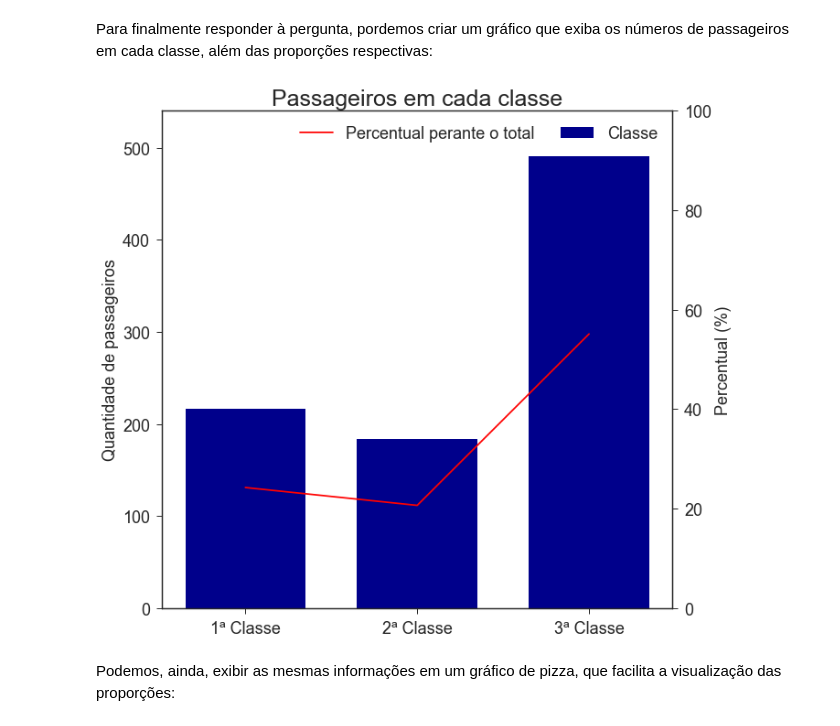
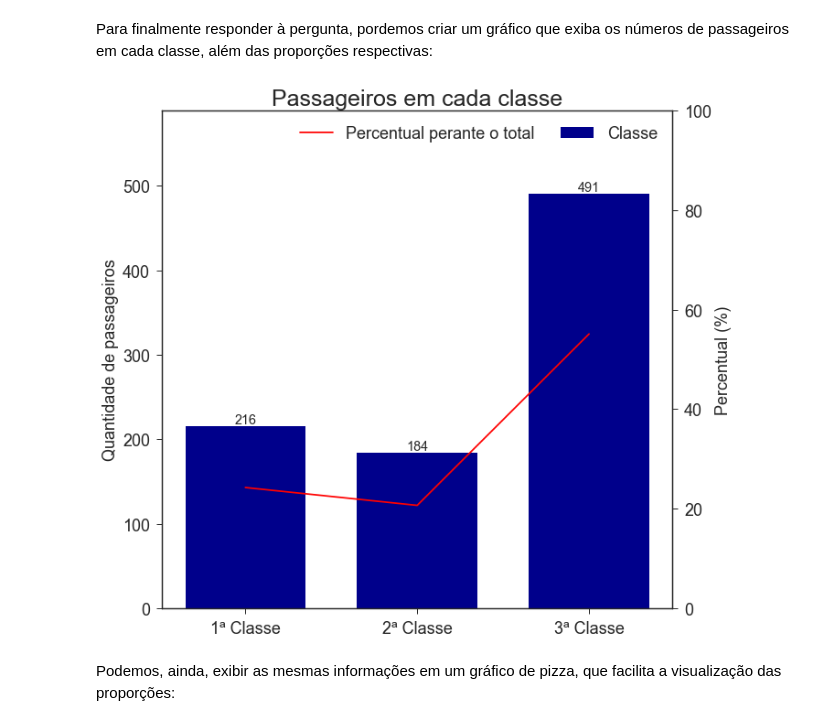
Before and after one commit to pedrohasantiago/udacity-titanic, a Jupyter notebook: analysis-report.ipynb, the cells around one changed output. Cells and saved outputs as stored; diff of their text form; code cells hidden in the pictures.

```diff
--- a/analysis-report.ipynb
+++ b/analysis-report.ipynb
@@ -468,9 +484,14 @@ mpl.pyplot.title('Passageiros de cada sexo', fontsize=25)
 ax3.tick_params(labelsize=18)
 
 # Chamando o gráfico de barras
-ax3.bar(eixo_x2, eixo_y2, 0.7, color='darkblue', tick_label=sex_data.index.values.tolist(), label='Sexo');
+grafico3 = ax3.bar(eixo_x2, eixo_y2, 0.7, color='darkblue', tick_label=sex_data.index.values.tolist(), label='Sexo');
 mpl.pyplot.legend(prop={'size': 18}, loc = 0);
 mpl.pyplot.margins(y=0.1)
+
+# Adicionando as alturas das barras acima delas
+for i in grafico3:
+    height = i.get_height()
+    mpl.pyplot.text(i.get_x()+i.get_width()/2., height, '%s'% (height), ha = 'center', va='bottom', size='large')
 
 # Gráfico de linha
 ax4 = ax3.twinx()
@@ -719,31 +812,36 @@ Para finalmente responder à pergunta, pordemos criar um gráfico que exiba os n
 # %%
 # Dados do gráfico
 fig, ax7 = mpl.pyplot.subplots(figsize=(10, 10))
 eixo_x7 = np.arange(len(df4['Quantity'].value_counts()))
 eixo_y7 = df4['Quantity'].values
 eixo_y_proporcao_classe = df4['class_proportion (%)'].values
 
 # Estilo dos gráficos
 sns.set(style='ticks')
 mpl.pyplot.ylabel('Quantidade de passageiros', fontsize=18)
 mpl.pyplot.title('Passageiros em cada classe', fontsize=25)
 ax7.tick_params(labelsize=18)
 
 # Chamando o gráfico de barras
-ax7.bar(eixo_x7, eixo_y7, 0.7, color='darkblue', tick_label=df4.index.values.tolist(), label='Classe');
+grafico4 = ax7.bar(eixo_x7, eixo_y7, 0.7, color='darkblue', tick_label=df4.index.values.tolist(), label='Classe');
 mpl.pyplot.legend(prop={'size': 18}, loc = 0);
-mpl.pyplot.margins(y=0.1)
+mpl.pyplot.margins(y=0.2)
+
+# Adicionando as alturas das barras acima delas
+for i in grafico4:
+    height = i.get_height()
+    mpl.pyplot.text(i.get_x()+i.get_width()/2., height, '%s'% (height), ha = 'center', va='bottom', size='large')
 
 # Gráfico de linha
 ax8 = ax7.twinx()
-ax8.plot(eixo_x6, eixo_y_proporcao_classe, 'r-', label='Percentual perante o total')
+ax8.plot(eixo_x7, eixo_y_proporcao_classe, 'r-', label='Percentual perante o total')
 ax8.set_ylim(0, 100)
 ax8.set_ylabel('Percentual (%)')
 ax8.tick_params(labelsize=18)
 ax8.yaxis.label.set_size(18)
 mpl.pyplot.legend(prop={'size': 18}, loc = 9);
 # %% [output]
-[figure, old version]
+[figure, new version]
 # %% [markdown]
 Podemos, ainda, exibir as mesmas informações em um gráfico de pizza, que facilita a visualização das proporções:
 # %%
```
Also changed, not shown: parts of 46 cells of this notebook, 1 other file.
